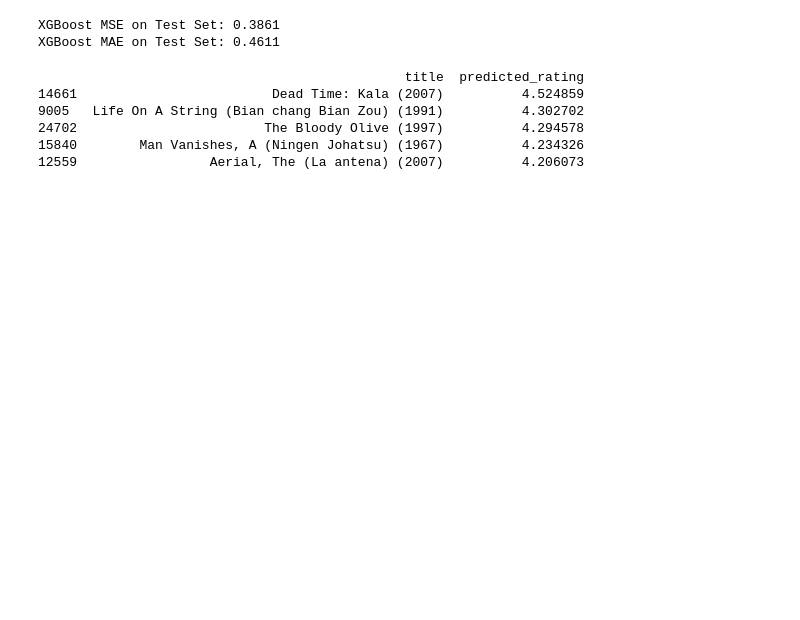
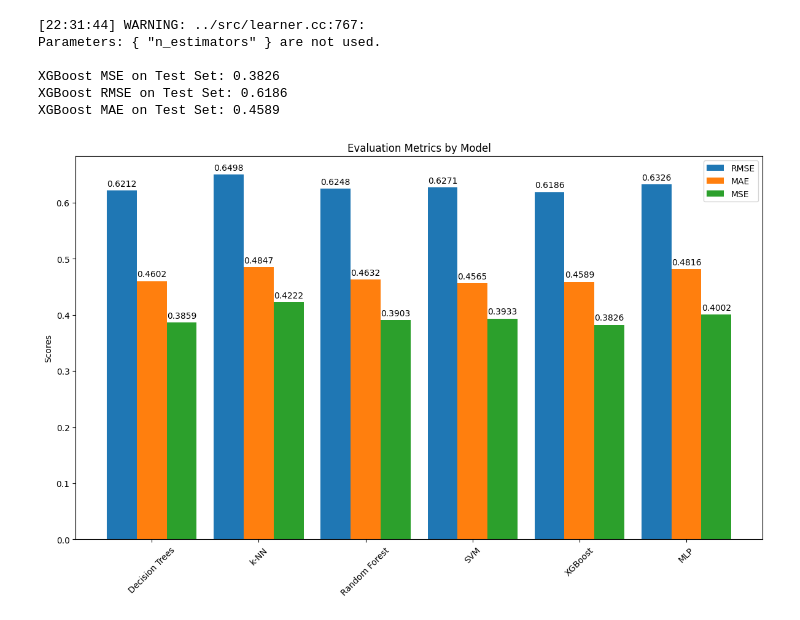
Before and after one commit to Pegiadis/movie_lens, a Jupyter notebook: notebooks/content_based/xgboost.ipynb, the cells around one changed output. Drawn from its saved outputs; the diff is of its cells as text; code cells hidden in the pictures; blank space fills up the shorter version.

```diff
--- a/notebooks/content_based/xgboost.ipynb
+++ b/notebooks/content_based/xgboost.ipynb
@@ -35,33 +33,57 @@ bst = xgb.train(params, dtrain, num_rounds)
 # %%
-from sklearn.metrics import mean_squared_error, mean_absolute_error
+# Train the model
+num_rounds = 100
+bst = xgb.train(params, dtrain, num_rounds)
 
 # Predict on the test set
 xgb_predictions = bst.predict(dtest)
 
-# Compute MSE and MAE
+# Compute MSE, RMSE, and MAE
 xgb_mse = mean_squared_error(y_test, xgb_predictions)
+xgb_rmse = np.sqrt(xgb_mse)
 xgb_mae = mean_absolute_error(y_test, xgb_predictions)
 
 print(f"XGBoost MSE on Test Set: {xgb_mse:.4f}")
+print(f"XGBoost RMSE on Test Set: {xgb_rmse:.4f}")
 print(f"XGBoost MAE on Test Set: {xgb_mae:.4f}")
 # %% [output]
-XGBoost MSE on Test Set: 0.3861
-XGBoost MAE on Test Set: 0.4611
+[22:31:44] WARNING: ../src/learner.cc:767:
+Parameters: { "n_estimators" } are not used.
+
+XGBoost MSE on Test Set: 0.3826
+XGBoost RMSE on Test Set: 0.6186
+XGBoost MAE on Test Set: 0.4589
-# %%
-def recommend_movies_xgb(model, user_data, df, top_n=5):
-    unseen_movies = df[~df['movieId'].isin(user_data['movieId'])]
-    features = xgb.DMatrix(unseen_movies.drop(columns=['movieId', 'title', 'rating']))
-    predicted_ratings = model.predict(features)
-    unseen_movies = unseen_movies.assign(predicted_rating=predicted_ratings)
-    return unseen_movies.nlargest(top_n, 'predicted_rating')[['title', 'predicted_rating']]
-
-user_data = df[df['title'].isin(['Toy Story (1995)', 'Jumanji (1995)'])]
-recommendations = recommend_movies_xgb(bst, user_data, df)
-print(recommendations)
-# %% [output]
-                                               title  predicted_rating
-14661                         Dead Time: Kala (2007)          4.524859
-9005   Life On A String (Bian chang Bian Zou) (1991)          4.302702
-24702                        The Bloody Olive (1997)          4.294578
-15840        Man Vanishes, A (Ningen Johatsu) (1967)          4.234326
-12559                 Aerial, The (La antena) (2007)          4.206073
+# %%
+
+import matplotlib.pyplot as plt
+import numpy as np
+
+models = ['Decision Trees', 'k-NN', 'Random Forest', 'SVM', 'XGBoost', 'MLP']
+rmse_values = [0.6212, 0.6498, 0.6248, 0.6271, 0.6186, 0.6326]
+mae_values = [0.4602, 0.4847, 0.4632, 0.4565, 0.4589, 0.4816]
+mse_values = [0.3859, 0.4222, 0.3903, 0.3933, 0.3826, 0.4002]
+
+x = np.arange(len(models))
+width = 0.28
+
+fig, ax = plt.subplots(figsize=(12, 7))
+
+rects1 = ax.bar(x - width, rmse_values, width, label='RMSE')
+rects2 = ax.bar(x, mae_values, width, label='MAE')
+rects3 = ax.bar(x + width, mse_values, width, label='MSE')
+
+ax.set_ylabel('Scores')
+ax.set_title('Evaluation Metrics by Model')
+ax.set_xticks(x)
+ax.set_xticklabels(models)
+ax.legend()
+
+ax.bar_label(rects1, padding=3)
+ax.bar_label(rects2, padding=3)
+ax.bar_label(rects3, padding=3)
+
+fig.tight_layout()
+plt.xticks(rotation=45)
+plt.show()
+# %% [output]
+[figure, added]
```
Also changed, not shown: parts of 3 cells of this notebook, 8 other files.
